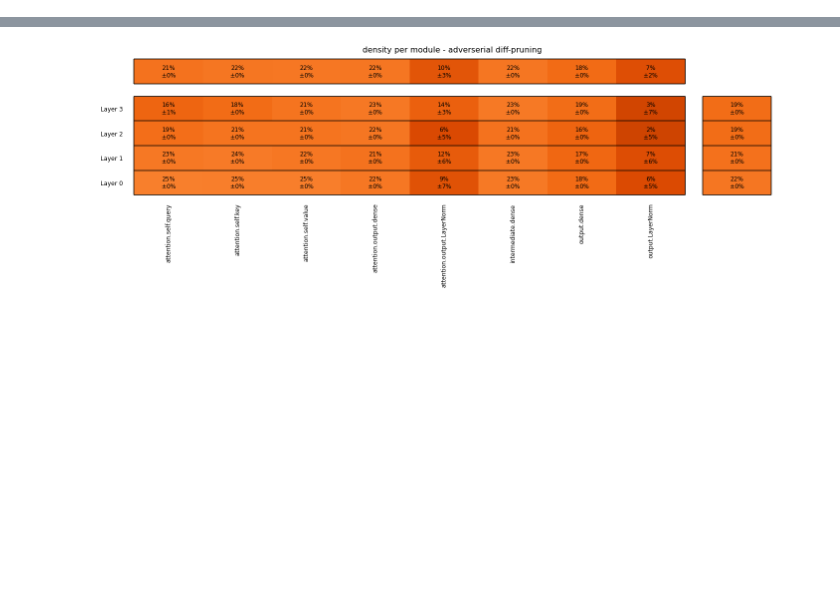
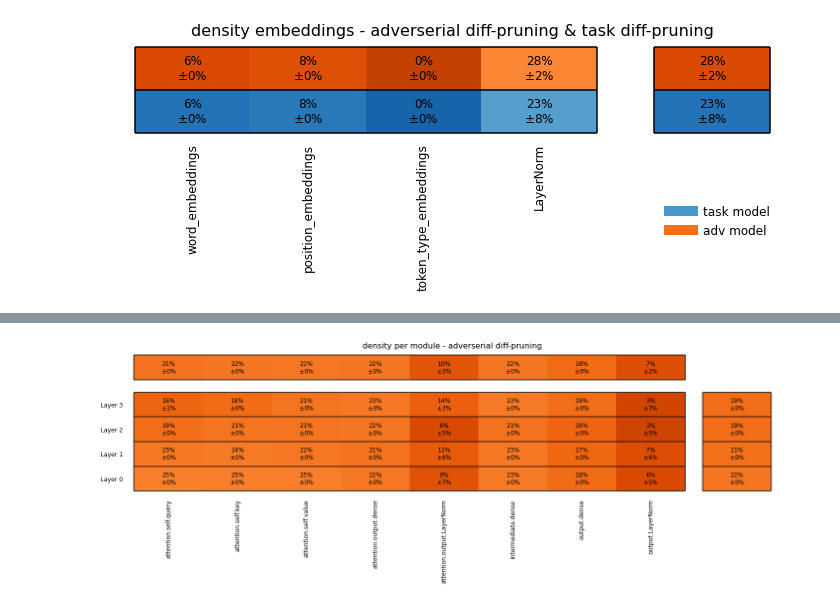
Before and after one commit to sirluk/sparse_transformers, a Jupyter notebook: analysis/analyze_sparsity.ipynb, the cells around one changed output, grey strips where cells are left out. Saved outputs shown, nothing was run; the diff lists cells and outputs as text; code cells hidden in the pictures; blank space fills up the shorter version.

```diff
--- a/analysis/analyze_sparsity.ipynb
+++ b/analysis/analyze_sparsity.ipynb
@@ -234,0 +327,42 @@ plt.show()
+# %%
+n_modules = len(base_emb_dict)
+
+width = 1
+spacing = width / 4
+x_coords = np.arange(n_modules, step=width)
+x_coords_adj = np.concatenate([x_coords, [x_coords[-1]+spacing+width/2, x_coords[-1]+width*1.5]])
+x_coords_lines = [x_coords[0]-width/2, x_coords[-1]+width/2, x_coords[-1]+width/2+spacing*2, x_coords[-1]+width*1.5+spacing*2]
+# %%
+averages, error_margins= [np.stack(x, axis=1) for x in zip(*base_emb_dict.values())]
+l_averages, l_error_margins = base_layer_dict[0]
+
+plt.figure(figsize=(10,4))
+for i, (avgs, errors, l_average, l_error) in enumerate(zip(averages, error_margins, l_averages, l_error_margins)):
+    color = [colors[i](color_fn(a)) for a in avgs] + ["w", colors[i](color_fn(l_average))]
+    plt.bar(x_coords_adj, height=width, width=[width] * n_modules + [spacing, width], bottom=i*width, color=color)
+    for x, a, e in zip(x_coords, avgs, errors):
+        plt.text(x, width/2 + i, "{:.0%}\n$\pm${:.0%}".format(a, e), ha='center', va='center', color="k", fontsize=text_fontsize)
+    plt.text(x_coords_adj[-1], width/2 + i, "{:.0%}\n$\pm${:.0%}".format(a, e), ha='center', va='center', color="k", fontsize=text_fontsize)
+
+for y in [0, width, width*2]:
+    plt.hlines(y, x_coords_lines[0], x_coords_lines[1], colors="black")
+    plt.hlines(y, x_coords_lines[2], x_coords_lines[3], colors="black")
+for x in x_coords_lines:
+    plt.vlines(x, 0, width*2, colors="black")
+
+plt.bar(0, height=-width/2, width=width, color="w")
+
+plt.xticks(x_coords, labels=base_emb_dict.keys(), rotation=90, fontsize=text_fontsize)
+plt.yticks([])
+plt.title("density embeddings - adverserial diff-pruning & task diff-pruning", fontsize=title_fontsize)
+sns.despine(left=True, bottom=True, right=True)
+plt.tick_params(axis="x", bottom=False, pad=-20)
+
+custom_lines = [Line2D([0], [0], color=c(0.6), lw=10) for c in colors]
+plt.legend(custom_lines, ["task model", "adv model"], bbox_to_anchor=(.97, -0.3), frameon=False, fontsize=text_fontsize)
+
+plt.tight_layout()
+plt.savefig(os.path.join(output_folder, "density_embedding_baselines.png"))
+plt.show()
+# %% [output]
+[figure, added]
```
Also changed, not shown: parts of 24 cells of this notebook.
